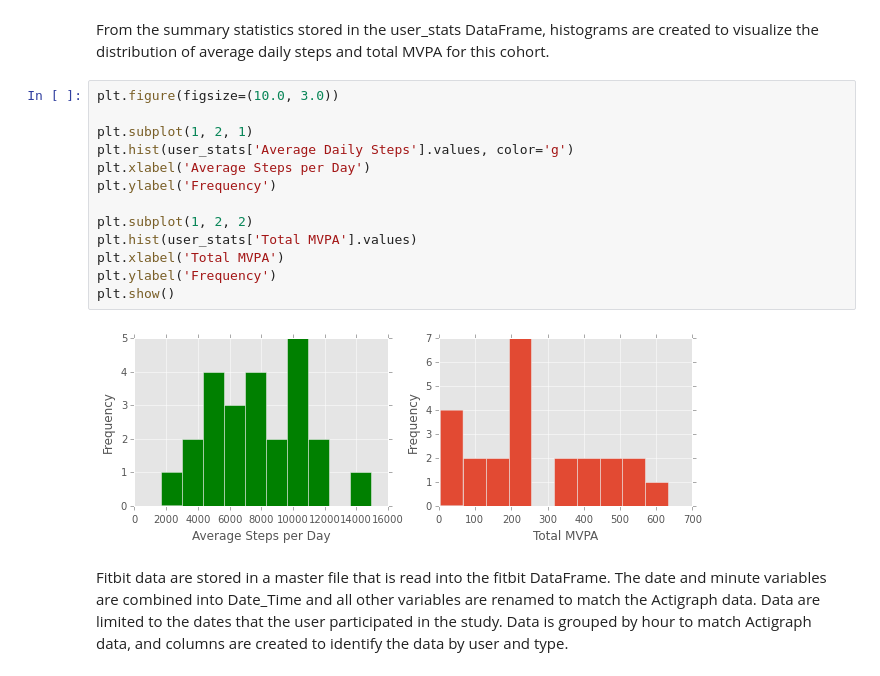
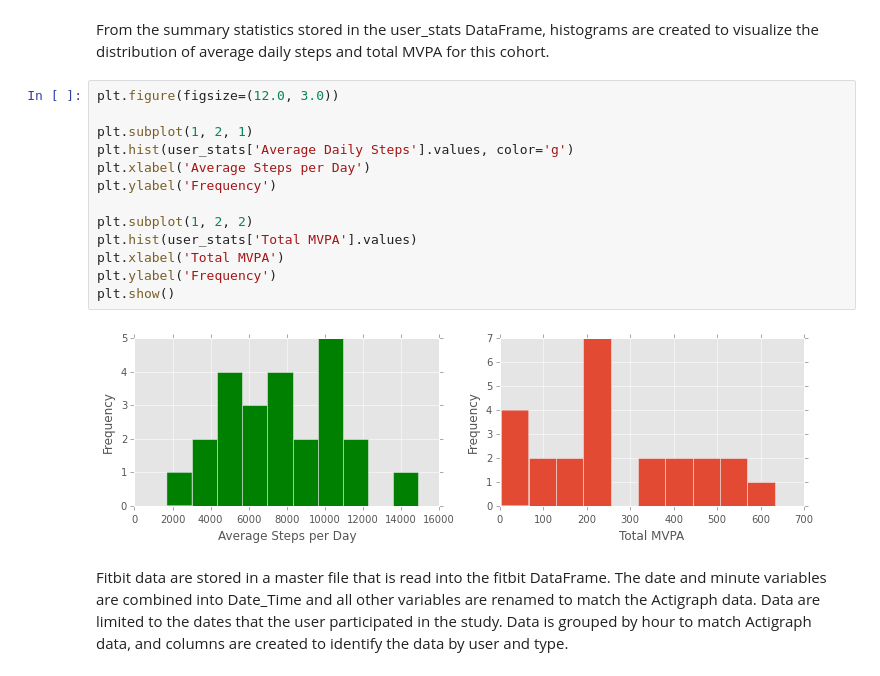
Before and after one commit to mpera/MIDS, a Jupyter notebook: MIDS.ipynb, the cells around one changed output. Drawn from its saved outputs; the diff is of its cells as text.

```diff
--- a/MIDS.ipynb
+++ b/MIDS.ipynb
@@ -130,20 +130,20 @@ user_stats
 # %% [markdown]
 From the summary statistics stored in the user_stats DataFrame, histograms are created to visualize the distribution of average daily steps and total MVPA for this cohort.
 # %%
-plt.figure(figsize=(10.0, 3.0))
+plt.figure(figsize=(12.0, 3.0))
 
 plt.subplot(1, 2, 1)
 plt.hist(user_stats['Average Daily Steps'].values, color='g')
 plt.xlabel('Average Steps per Day')
 plt.ylabel('Frequency')
 
 plt.subplot(1, 2, 2)
 plt.hist(user_stats['Total MVPA'].values)
 plt.xlabel('Total MVPA')
 plt.ylabel('Frequency')
 plt.show()
 # %% [output]
-[figure, old version]
+[figure, new version]
 # %% [markdown]
 Fitbit data are stored in a master file that is read into the fitbit DataFrame. The date and minute variables are combined into Date_Time and all other variables are renamed to match the Actigraph data. Data are limited to the dates that the user participated in the study. Data is grouped by hour to match Actigraph data, and columns are created to identify the data by user and type.
 # %%
```
Also changed, not shown: parts of 3 cells of this notebook.
